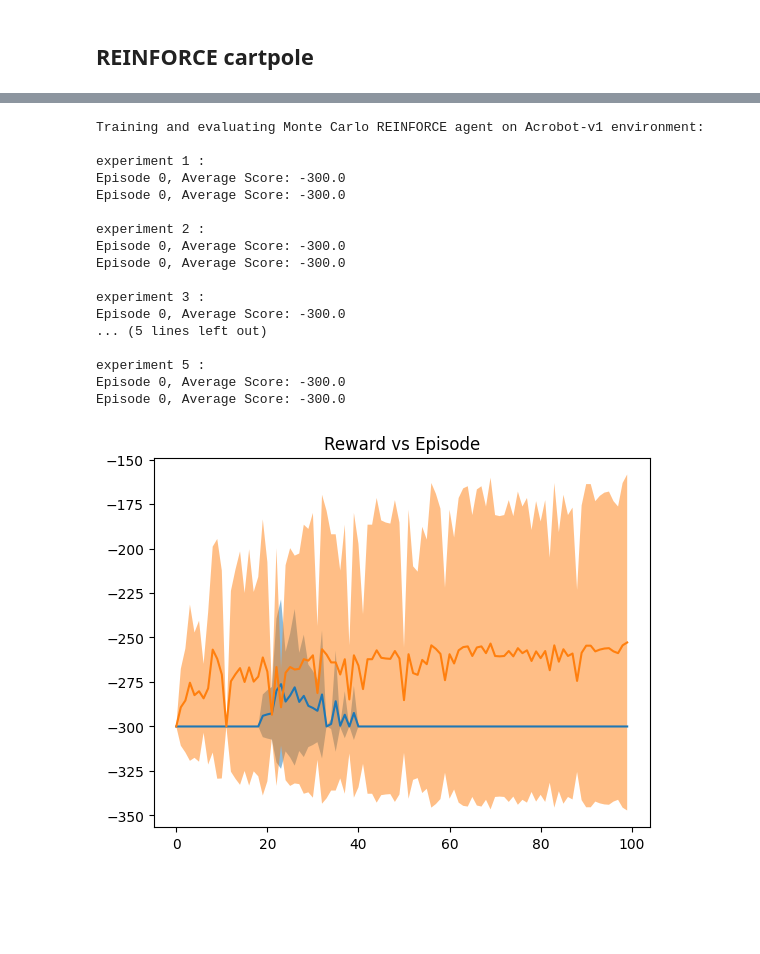
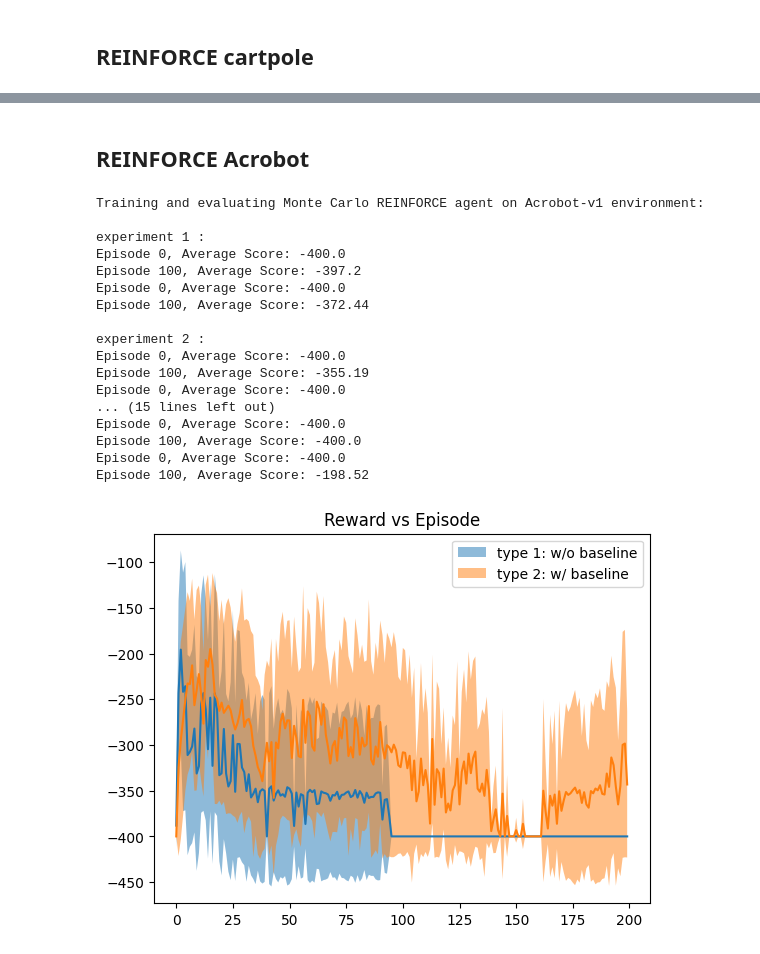
Before and after one commit to joobloobs/RL-assignement-2, a Jupyter notebook: report.ipynb, the cells around one changed output, grey strips where cells are left out. Drawn from its saved outputs; the diff is of its cells as text; code cells hidden in the pictures; blank space fills up the shorter version.

```diff
--- a/report.ipynb
+++ b/report.ipynb
@@ -147,10 +187,10 @@ def draw_experiment_reinforce(hyper_env: HyperEnv):
     std_reward2 = np.array(rewards2).std(0)
 
     x_axis = np.arange(len(rewards1[0]))
-    plt.fill_between(x_axis, avg_reward1 - std_reward1, avg_reward1 + std_reward1, alpha=0.5, label="type 1: mean")
+    plt.fill_between(x_axis, avg_reward1 - std_reward1, avg_reward1 + std_reward1, alpha=0.5, label="type 1: w/o baseline")
     plt.plot(avg_reward1)
     x_axis = np.arange(len(rewards2[0]))
-    plt.fill_between(x_axis, avg_reward2 - std_reward2, avg_reward2 + std_reward2, alpha=0.5, label="type 2: max")
+    plt.fill_between(x_axis, avg_reward2 - std_reward2, avg_reward2 + std_reward2, alpha=0.5, label="type 2: w/ baseline")
     plt.plot(avg_reward2)
     plt.title("Reward vs Episode")
     plt.legend()
@@ -175,22 +222,24 @@ Episode 200, Average Score: 112.21
+# %% [markdown]
+## REINFORCE Acrobot
 # %%
-acrobot_mc = HyperEnv('Acrobot-v1', 200, 300, 128, 1e-2, 500, 0.99, 1, 128, 64)
+acrobot_mc = HyperEnv('Acrobot-v1', 200, 400, 128, 1e-2, 500, 0.99, 1, 256, 64)
 draw_experiment_reinforce(acrobot_mc)
 # %% [output]
 Training and evaluating Monte Carlo REINFORCE agent on Acrobot-v1 environment:
 
 experiment 1 :
-Episode 0, Average Score: -300.0
-Episode 0, Average Score: -300.0
+Episode 0, Average Score: -400.0
+Episode 100, Average Score: -397.2
+Episode 0, Average Score: -400.0
+Episode 100, Average Score: -372.44
 
 experiment 2 :
-Episode 0, Average Score: -300.0
-Episode 0, Average Score: -300.0
-
-experiment 3 :
-Episode 0, Average Score: -300.0
-... (5 lines left out)
-
-experiment 5 :
-Episode 0, Average Score: -300.0
-Episode 0, Average Score: -300.0
+Episode 0, Average Score: -400.0
+Episode 100, Average Score: -355.19
+Episode 0, Average Score: -400.0
+... (15 lines left out)
+Episode 0, Average Score: -400.0
+Episode 100, Average Score: -400.0
+Episode 0, Average Score: -400.0
+Episode 100, Average Score: -198.52
-[figure, old version]
+[figure, new version]
```
Also changed, not shown: parts of 4 cells of this notebook.
